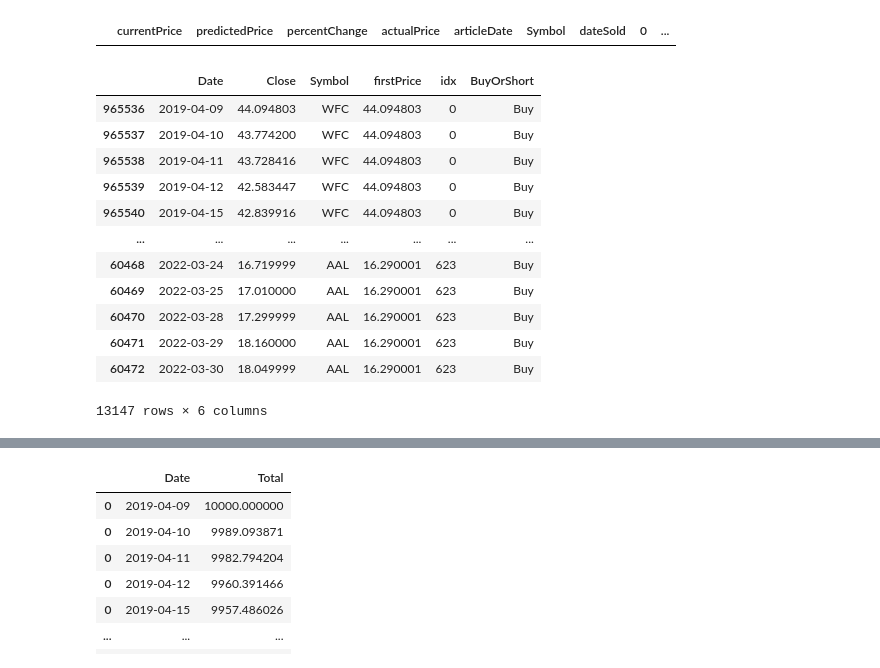
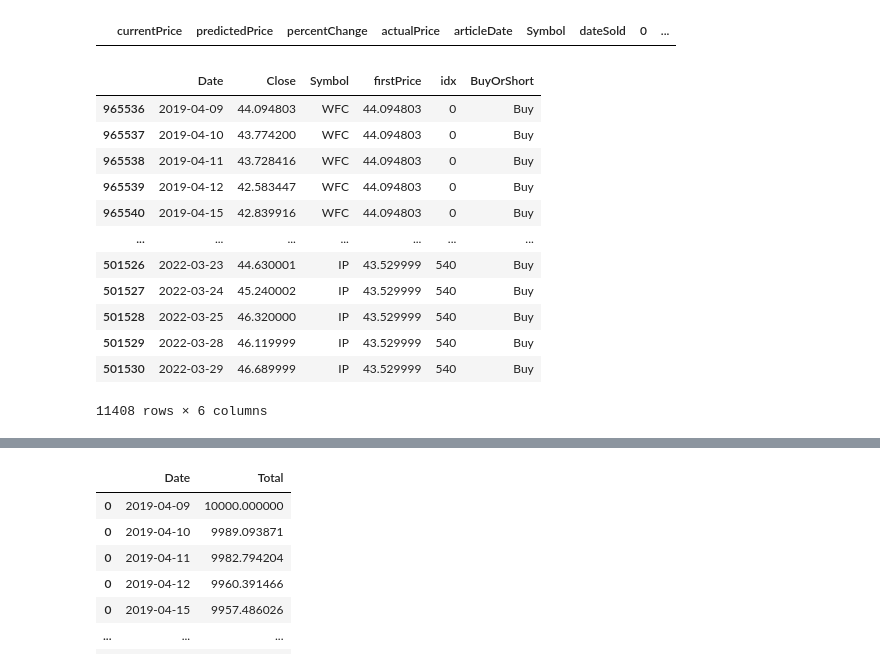
Before and after one commit to rtshinta/StockMarket, a Jupyter notebook: lda_sentiment.ipynb, the cells around one changed output, grey strips where cells are left out. Cells and saved outputs as stored; diff of their text form; code cells hidden in the pictures.

```diff
--- a/lda_sentiment.ipynb
+++ b/lda_sentiment.ipynb
@@ -583,6 +583,7 @@ tfidf_pd0['nextMonthDate'] = topic0['Date'].reset_index()['Date'] + pd.DateOffse
 tfidf_pd0['currentPrice'] = topic0['current_price'].reset_index()['current_price']
 tfidf_pd0['next_price'] = topic0['next_price'].reset_index()['next_price']
 tfidf_pd0['nextMonthPrice'] = topic0['nextMonthPrice'].reset_index()['nextMonthPrice']
+tfidf_pd0.index = topic0.index
 tfidf_pd0
 # %% [output]
 |  | 0 | 1 | 2 | 3 | 4 | 5 | 6 | 7 | 8 | 9 | ... | ... |
@@ -1046,6 +1047,7 @@ for i in range(len(dates)):
                     buying_power -= 1000
                     test = tmp.iloc[j]
                     test2 = test.append(pd.Series([1000])).to_frame().T
+                    test2['idx'] = tmp.index[j]
                     test2['BuyOrShort'] = 'Buy'
                     current = current.append(test2)
                     nBought += 1
@@ -1055,6 +1057,7 @@ for i in range(len(dates)):
                     buying_power -= 500
                     test = tmp.iloc[j]
                     test2 = test.append(pd.Series([1000])).to_frame().T
+                    test2['idx'] = tmp.index[j]
                     test2['BuyOrShort'] = 'Short'
                     current = current.append(test2)
                     nBought += 1
@@ -1063,6 +1066,7 @@ for i in range(len(dates)):
                 buying_power -= 500
                 test = tmp.iloc[j]
                 test2 = test.append(pd.Series([amount])).to_frame().T
+                test2['idx'] = tmp.index[j]
                 test2['BuyOrShort'] = 'Buy'
                 current = current.append(test2)
                 nBought += 1
@@ -1071,6 +1075,7 @@ for i in range(len(dates)):
                 buying_power -= x
                 test = tmp.iloc[j]
                 test2 = test.append(pd.Series([x])).to_frame().T
+                test2['idx'] = tmp.index[j]
                 test2['BuyOrShort'] = 'Buy'
                 current = current.append(test2)
                 nBought += 1
@@ -1087,37 +1092,37 @@ for i in range(len(dates)):
             test2 = test2[test2['Symbol'] == current.iloc[j]['Symbol']]
             test2 = test2[['Date', 'Close', 'Symbol']]
             #test2['Symbol'] = current.iloc[j]['Symbol']
             test2['firstPrice'] = test2.iloc[0]['Close']
             test2['idx'] = z
             if current.iloc[j]['BuyOrShort'] == 'Buy':
                 test2['BuyOrShort'] = 'Buy'
             else:
                 test2['BuyOrShort'] = 'Short'
             z += 1
             curr2 = curr2.append(test2)
         y += nBought
         all_holdings = all_holdings.append(curr2)
     if len(current) > 0:
         tmp2 = current[current['dateSold'] == str(dates[i])[:10]]
         if len(tmp2) > 0:
             tmp2['profit'] = (tmp2['actualPrice'] / tmp2['currentPrice']) * tmp2[0]
             buying_power += tmp2['profit'].sum()
     t.append(buying_power)
     clear_output(wait = True)
 
 all_holdings
 # %% [output]
 |  | Date | Close | Symbol | firstPrice | idx | BuyOrShort |
 | 965536 | 2019-04-09 | 44.094803 | WFC | 44.094803 | 0 | Buy |
 | 965537 | 2019-04-10 | 43.774200 | WFC | 44.094803 | 0 | Buy |
 | 965538 | 2019-04-11 | 43.728416 | WFC | 44.094803 | 0 | Buy |
 | 965539 | 2019-04-12 | 42.583447 | WFC | 44.094803 | 0 | Buy |
 | 965540 | 2019-04-15 | 42.839916 | WFC | 44.094803 | 0 | Buy |
 | ... | ... | ... | ... | ... | ... | ... |
-| 60468 | 2022-03-24 | 16.719999 | AAL | 16.290001 | 623 | Buy |
-| 60469 | 2022-03-25 | 17.010000 | AAL | 16.290001 | 623 | Buy |
-| 60470 | 2022-03-28 | 17.299999 | AAL | 16.290001 | 623 | Buy |
-| 60471 | 2022-03-29 | 18.160000 | AAL | 16.290001 | 623 | Buy |
-| 60472 | 2022-03-30 | 18.049999 | AAL | 16.290001 | 623 | Buy |
+| 501526 | 2022-03-23 | 44.630001 | IP | 43.529999 | 540 | Buy |
+| 501527 | 2022-03-24 | 45.240002 | IP | 43.529999 | 540 | Buy |
+| 501528 | 2022-03-25 | 46.320000 | IP | 43.529999 | 540 | Buy |
+| 501529 | 2022-03-28 | 46.119999 | IP | 43.529999 | 540 | Buy |
+| 501530 | 2022-03-29 | 46.689999 | IP | 43.529999 | 540 | Buy |
-13147 rows × 6 columns
+11408 rows × 6 columns
 # %%
```
Also changed, not shown: parts of 24 cells of this notebook, 2 other files.
